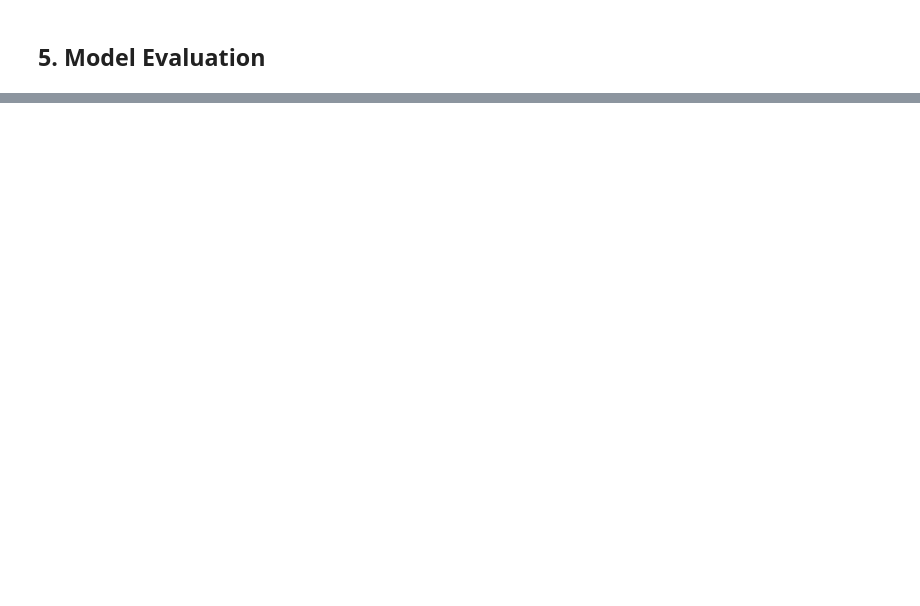
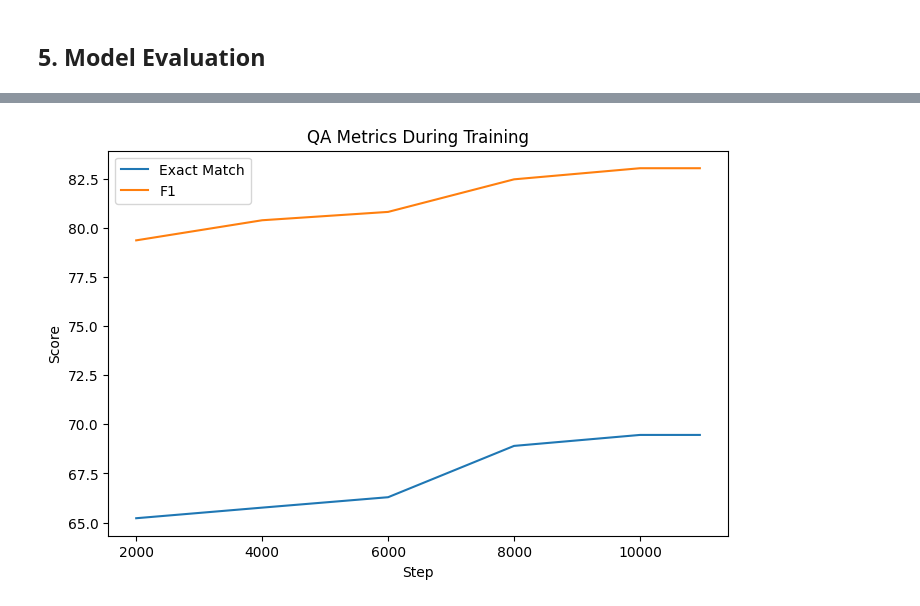
Before and after one commit to lakka18/finetuning-t5-question-answering-, a Jupyter notebook: notebook/task2_squad.ipynb, the cells around one changed output, grey strips where cells are left out. Saved outputs shown, nothing was run; the diff lists cells and outputs as text; code cells hidden in the pictures; blank space fills up the shorter version.

```diff
--- a/notebook/task2_squad.ipynb
+++ b/notebook/task2_squad.ipynb
@@ -339,2 +415,13 @@ for q, c in examples:
+# %%
+plt.figure(figsize=(8,5))
+plt.plot(eval_logs["step"], eval_logs["eval_exact_match"], label="Exact Match")
+plt.plot(eval_logs["step"], eval_logs["eval_f1"], label="F1")
+plt.xlabel("Step")
+plt.ylabel("Score")
+plt.title("QA Metrics During Training")
+plt.legend()
+plt.show()
+# %% [output]
+[figure, added]
 # %%
 !zip -r /content/t5_qa_model.zip /content/checkpoints/
```
Also changed, not shown: parts of 15 cells of this notebook, 2 other files.
